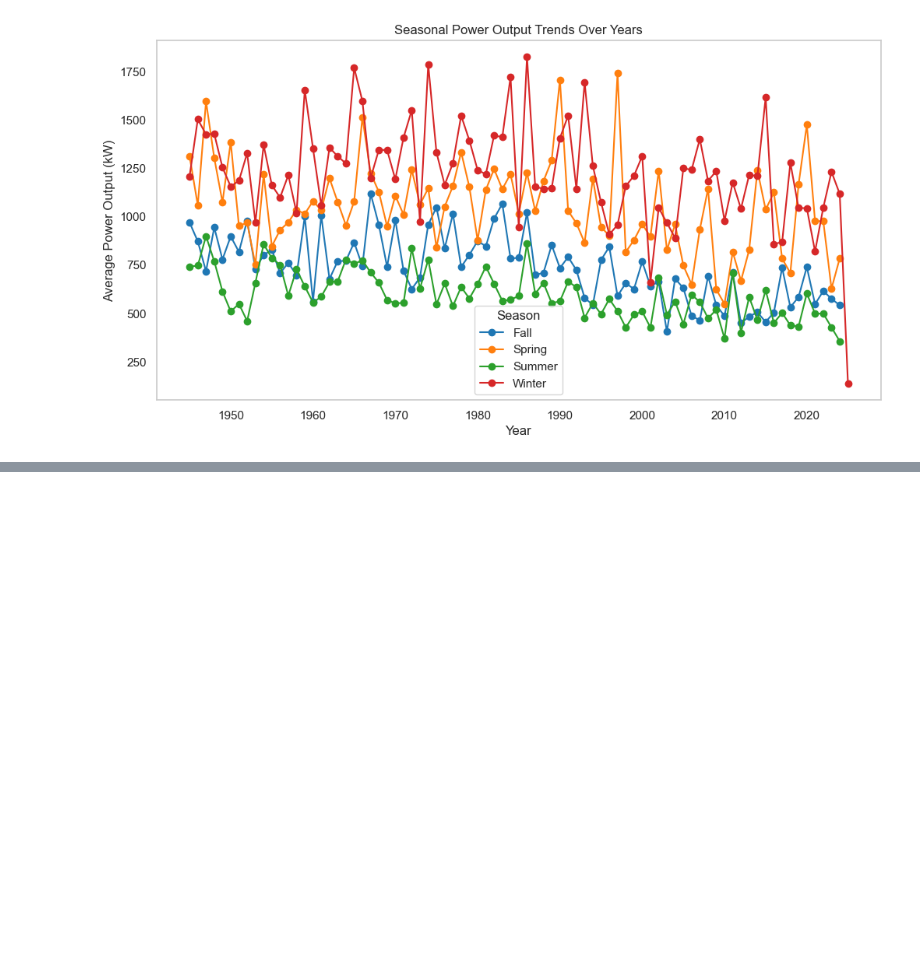
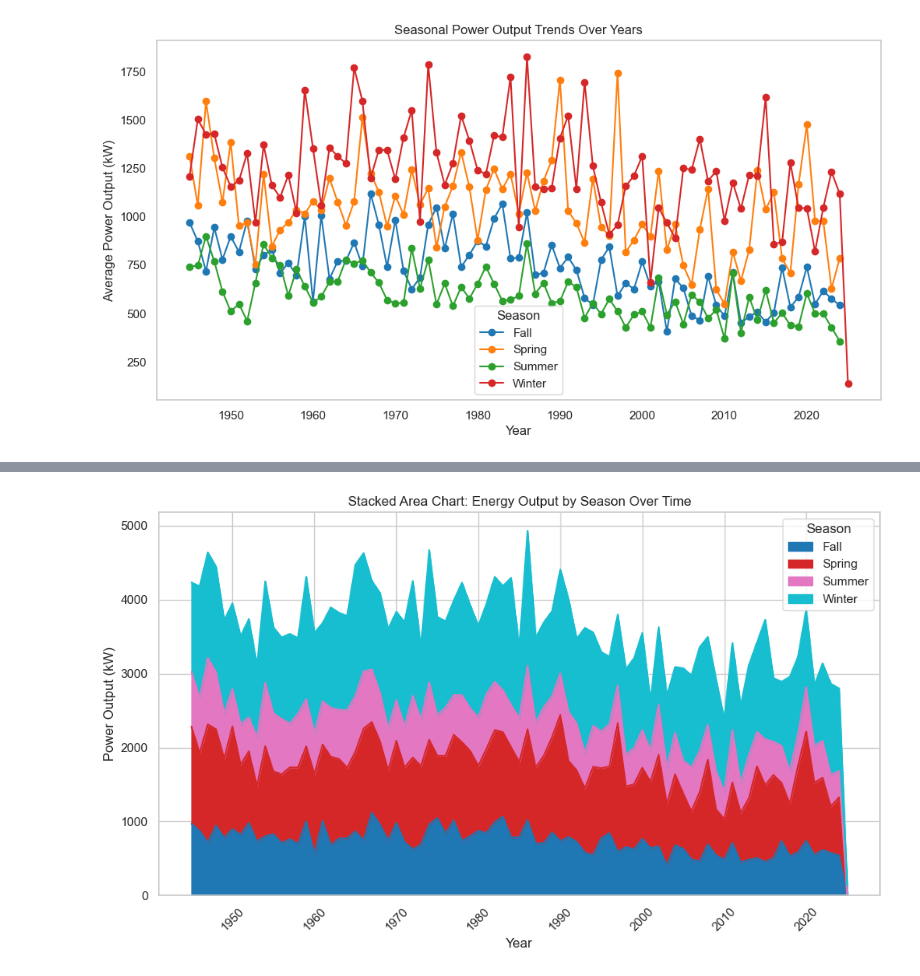
Before and after one commit to ermelinda-q/PFDA, a Jupyter notebook: project/project.ipynb, the cells around one changed output, grey strips where cells are left out. Drawn from its saved outputs; the diff is of its cells as text; code cells hidden in the pictures; blank space fills up the shorter version.

```diff
--- a/project/project.ipynb
+++ b/project/project.ipynb
@@ -634,0 +689,14 @@ plt.show()
+# %%
+# Group by both year and season for seasonal trends over time
+seasonal_trends_by_year = df_working_valentia.groupby(['year', 'season_label'])['power_kw'].mean().unstack()
+
+ax = seasonal_trends_by_year.plot(kind='area', figsize=(10, 6), stacked=True, cmap='tab10')
+ax.set_title('Stacked Area Chart: Energy Output by Season Over Time')
+ax.set_xlabel('Year')
+ax.set_ylabel('Power Output (kW)')
+ax.legend(title='Season')
+plt.xticks(rotation=45)
+plt.tight_layout()
+plt.show()
+# %% [output]
+[figure, added]
```
Also changed, not shown: parts of 11 cells of this notebook, 1 other file.
